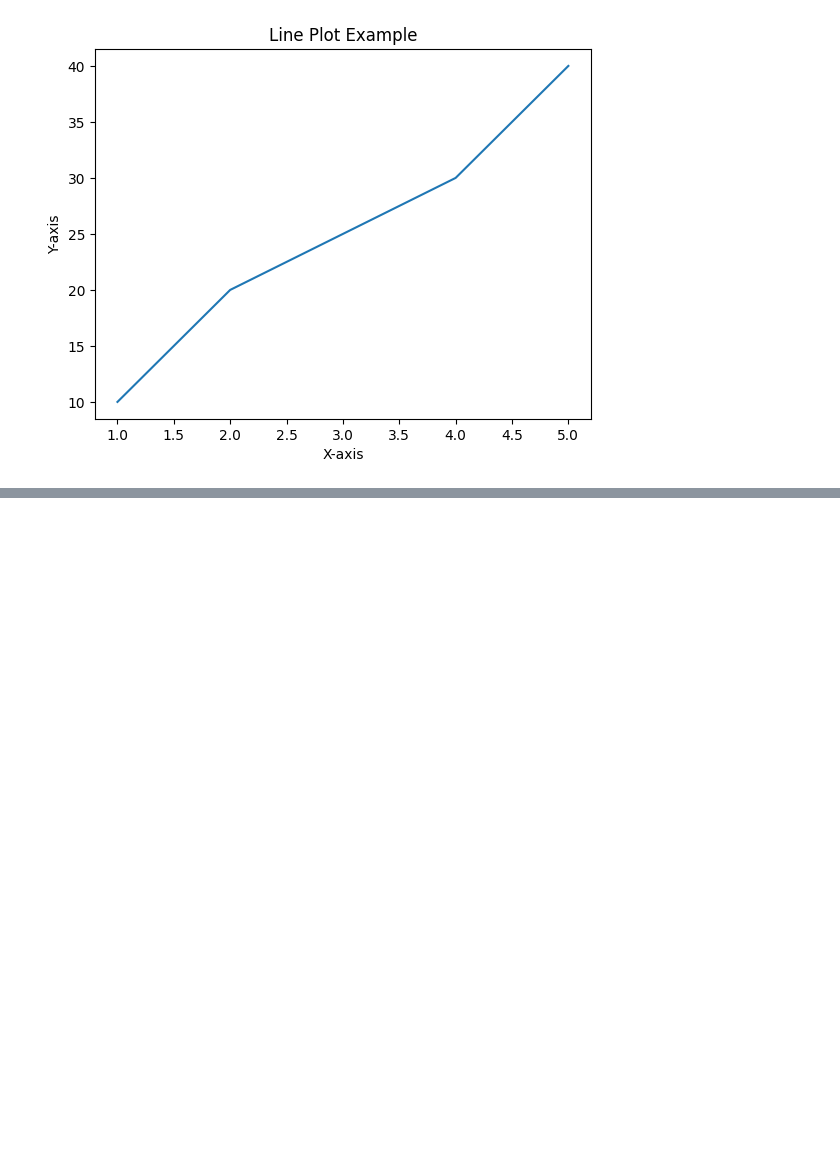
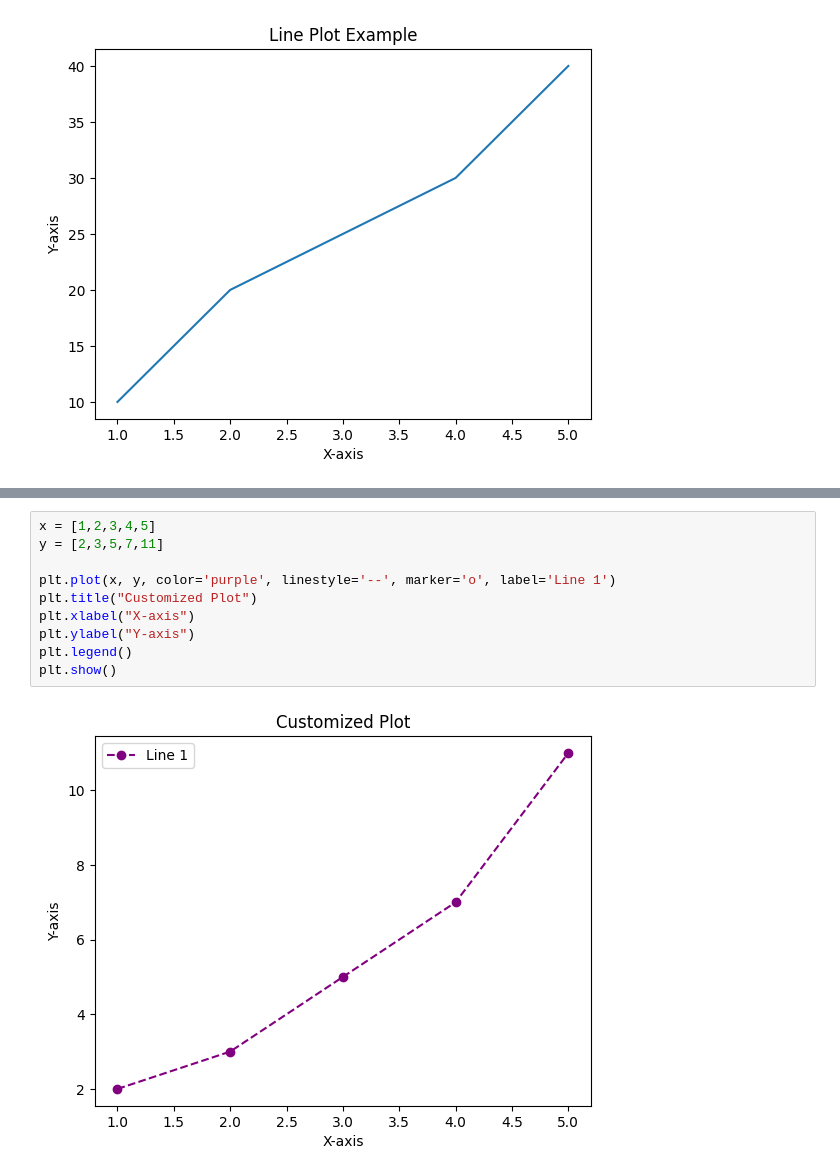
Before and after one commit to supekavya/FullStackDataScience, a Jupyter notebook: matplotlib.ipynb, the cells around one changed output, grey strips where cells are left out. Saved outputs shown, nothing was run; the diff lists cells and outputs as text; blank space fills up the shorter version.

```diff
--- a/matplotlib.ipynb
+++ b/matplotlib.ipynb
@@ -46,0 +65,12 @@ plt.show()
+# %%
+x = [1,2,3,4,5]
+y = [2,3,5,7,11]
+
+plt.plot(x, y, color='purple', linestyle='--', marker='o', label='Line 1')
+plt.title("Customized Plot")
+plt.xlabel("X-axis")
+plt.ylabel("Y-axis")
+plt.legend()
+plt.show()
+# %% [output]
+[figure, added]
```
Also changed, not shown: parts of 34 cells of this notebook, 3 other files.
